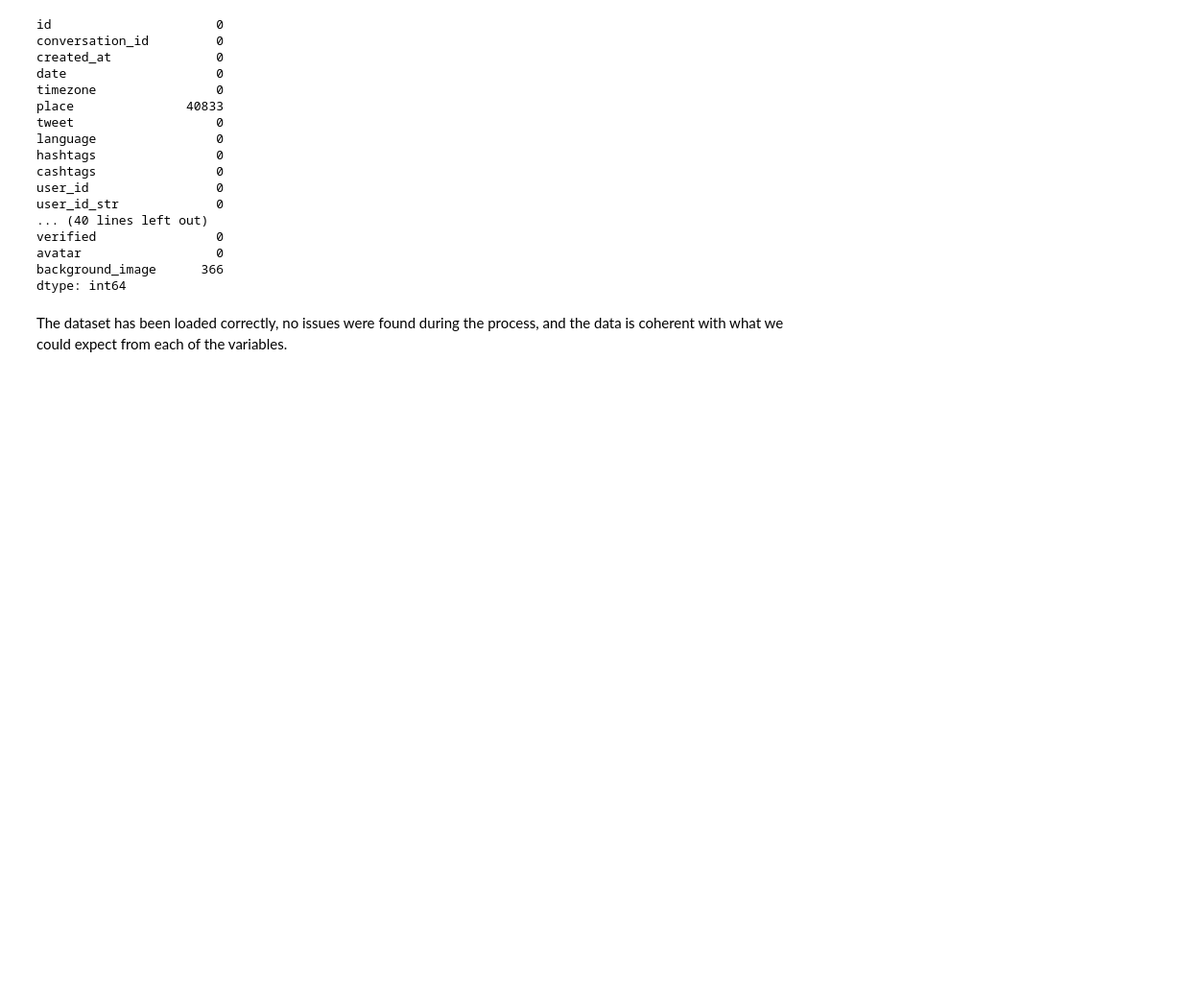
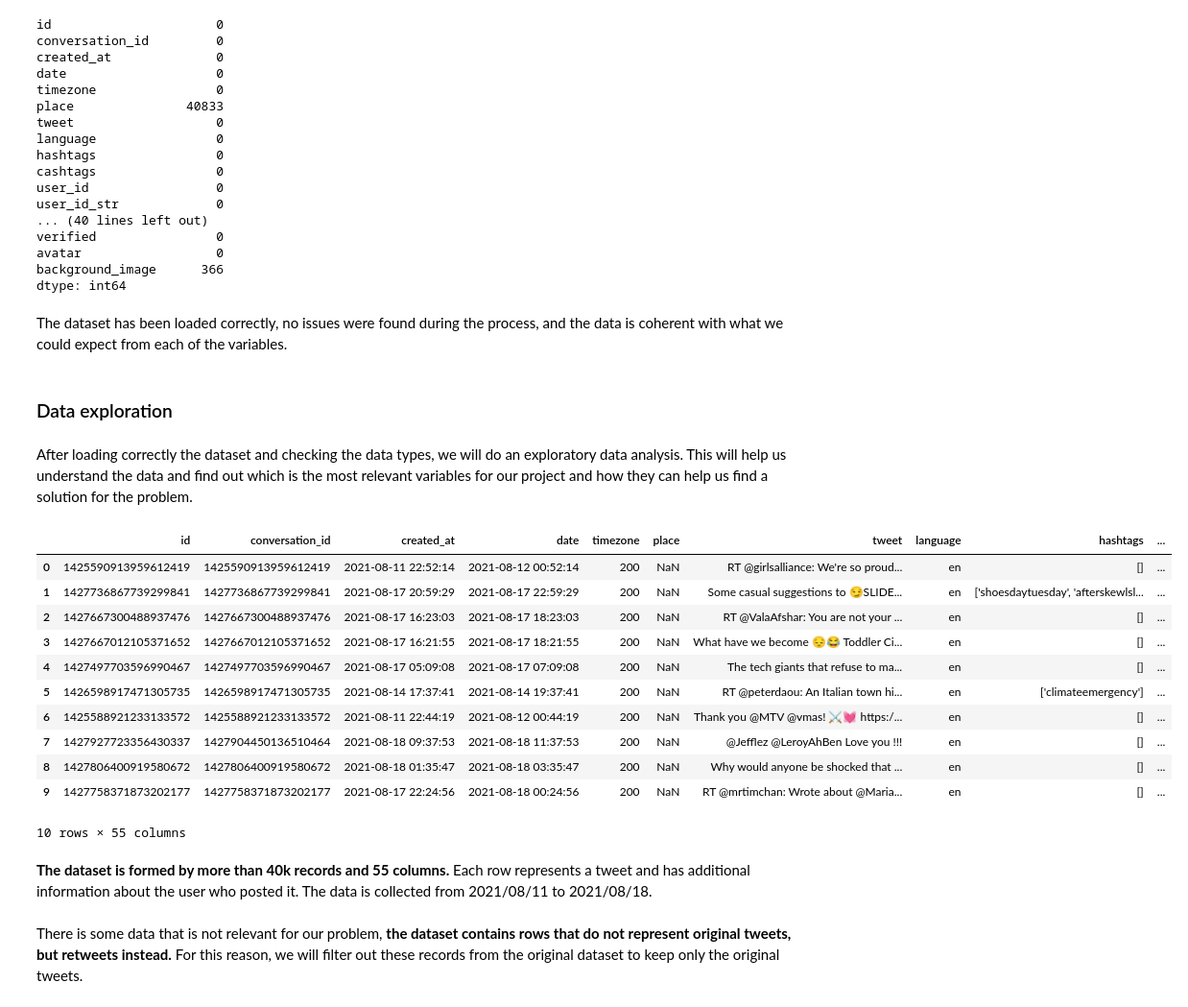
Before and after one commit to TehWeifu/IABD, a Jupyter notebook: SistemasDeAprendizajeAutomatico/Andreas/2-Twitter/JBSL-TwitterModel.ipynb, the cells around one changed output. Shown at 96% size. Cells and saved outputs as stored; diff of their text form; code cells hidden in the pictures; blank space fills up the shorter version.

Commit message:
Advancied SAA project

```diff
--- a/SistemasDeAprendizajeAutomatico/Andreas/2-Twitter/JBSL-TwitterModel.ipynb
+++ b/SistemasDeAprendizajeAutomatico/Andreas/2-Twitter/JBSL-TwitterModel.ipynb
@@ -137,3 +137,26 @@ background_image      366
 dtype: int64
 # %% [markdown]
 The dataset has been loaded correctly, no issues were found during the process, and the data is coherent with what we could expect from each of the variables.
+# %% [markdown]
+### Data exploration
+# %% [markdown]
+After loading correctly the dataset and checking the data types, we will do an exploratory data analysis. This will help us understand the data and find out which is the most relevant variables for our project and how they can help us find a solution for the problem.
+# %%
+tweets_users.head(10)
+# %% [output]
+|  | id | conversation_id | created_at | date | timezone | place | tweet | language | hashtags | ... |
+| 0 | 1425590913959612419 | 1425590913959612419 | 2021-08-11 22:52:14 | 2021-08-12 00:52:14 | 200 | NaN | RT @girlsalliance: We're so proud... | en | [] | ... |
+| 1 | 1427736867739299841 | 1427736867739299841 | 2021-08-17 20:59:29 | 2021-08-17 22:59:29 | 200 | NaN | Some casual suggestions to 😏SLIDE... | en | ['shoesdaytuesday', 'afterskewlsl... | ... |
+| 2 | 1427667300488937476 | 1427667300488937476 | 2021-08-17 16:23:03 | 2021-08-17 18:23:03 | 200 | NaN | RT @ValaAfshar: You are not your ... | en | [] | ... |
+| 3 | 1427667012105371652 | 1427667012105371652 | 2021-08-17 16:21:55 | 2021-08-17 18:21:55 | 200 | NaN | What have we become 😔😂 Toddler Ci... | en | [] | ... |
+| 4 | 1427497703596990467 | 1427497703596990467 | 2021-08-17 05:09:08 | 2021-08-17 07:09:08 | 200 | NaN | The tech giants that refuse to ma... | en | [] | ... |
+| 5 | 1426598917471305735 | 1426598917471305735 | 2021-08-14 17:37:41 | 2021-08-14 19:37:41 | 200 | NaN | RT @peterdaou: An Italian town hi... | en | ['climateemergency'] | ... |
+| 6 | 1425588921233133572 | 1425588921233133572 | 2021-08-11 22:44:19 | 2021-08-12 00:44:19 | 200 | NaN | Thank you @MTV @vmas! ⚔️💓 https:/... | en | [] | ... |
+| 7 | 1427927723356430337 | 1427904450136510464 | 2021-08-18 09:37:53 | 2021-08-18 11:37:53 | 200 | NaN | @Jefflez @LeroyAhBen Love you !!! | en | [] | ... |
+| 8 | 1427806400919580672 | 1427806400919580672 | 2021-08-18 01:35:47 | 2021-08-18 03:35:47 | 200 | NaN | Why would anyone be shocked that ... | en | [] | ... |
+| 9 | 1427758371873202177 | 1427758371873202177 | 2021-08-17 22:24:56 | 2021-08-18 00:24:56 | 200 | NaN | RT @mrtimchan: Wrote about @Maria... | en | [] | ... |
+10 rows × 55 columns
+# %% [markdown]
+**The dataset is formed by more than 40k records and 55 columns.** Each row represents a tweet and has additional information about the user who posted it. The data is collected from 2021/08/11 to 2021/08/18.
+# %% [markdown]
+There is some data that is not relevant for our problem, **the dataset contains rows that do not represent original tweets, but retweets instead.** For this reason, we will filter out these records from the original dataset to keep only the original tweets.
```
Also changed, not shown: parts of 7 cells of this notebook.
